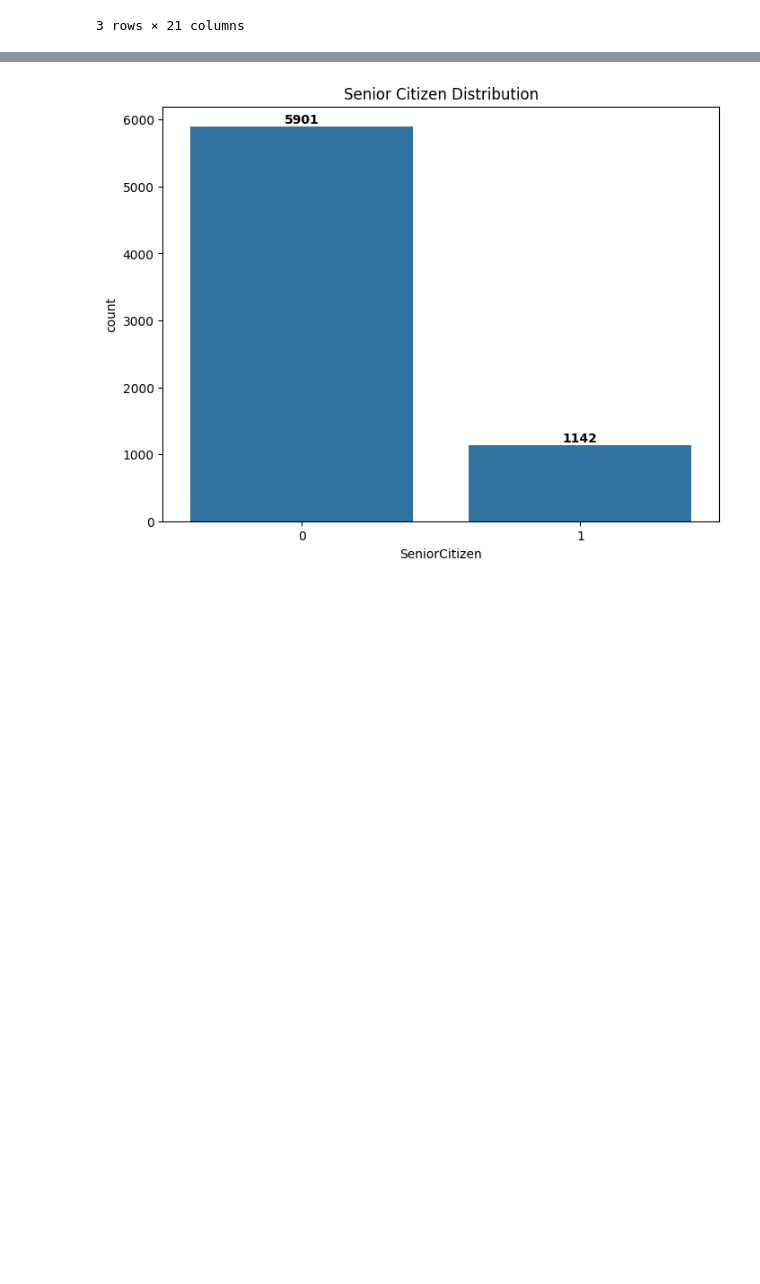
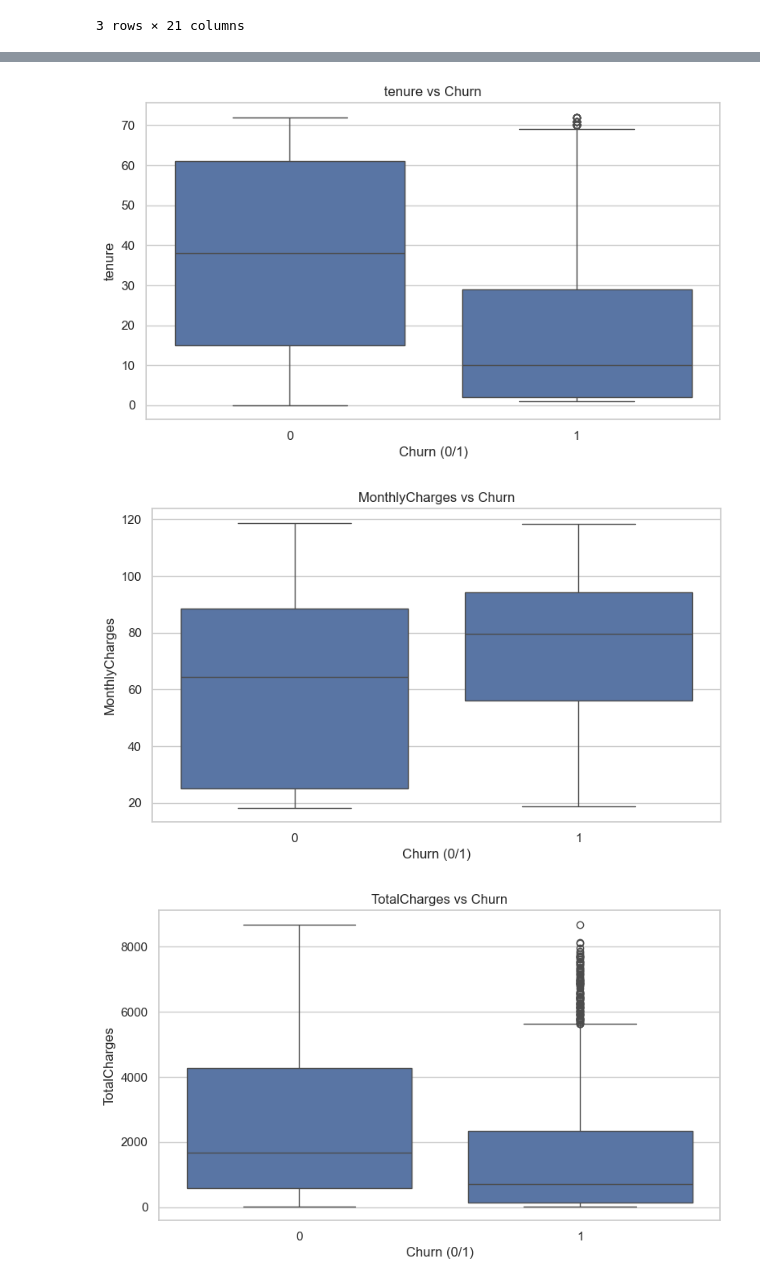
Before and after one commit to dhwanil1907/customer-churn, a Jupyter notebook: notebooks/cc.ipynb, the cells around one changed output, grey strips where cells are left out. Saved outputs shown, nothing was run; the diff lists cells and outputs as text; code cells hidden in the pictures; blank space fills up the shorter version.

```diff
--- a/notebooks/cc.ipynb
+++ b/notebooks/cc.ipynb
@@ -105,8 +173,16 @@ plt.show()
 # %%
+cat_cols = df.select_dtypes(include=["object", "string", "category"]).columns.tolist()
+cat_cols = [c for c in cat_cols if c not in ("customerID", "Churn")]  # exclude id/target
 
-num_cols = df.select_dtypes(include=['int64', 'float64']).columns
+def bar_churn_rate(col):
+    tmp = df.groupby(col)["Churn"].mean().sort_values(ascending=False)
+    ax = tmp.plot(kind="bar")
+    ax.set_ylabel("Churn Rate")
+    ax.set_title(f"Churn Rate by {col}")
+    plt.xticks(rotation=45, ha="right")
+    plt.tight_layout()
+    plt.show()
 
-df[num_cols].hist(figsize=(15, 10), bins=30, edgecolor='black')
-plt.suptitle("Numerical Feature Distributions")
-plt.show()
+for col in cat_cols[:8]:  # preview top categorical drivers
+    bar_churn_rate(col)
 # %% [output]
@@ -114,8 +197,18 @@ plt.show()
 # %%
-plt.figure(figsize=(8,6))
-ax = sns.countplot(x='SeniorCitizen', data=df)
-ax.bar_label(ax.containers[0], label_type='edge', fontweight='bold')
-plt.title('Senior Citizen Distribution')
-plt.show()
+for col in numeric_cols[:6]:
+    fig, ax = plt.subplots()
+    sns.boxplot(data=df, x="Churn", y=col, ax=ax)
+    ax.set_title(f"{col} vs Churn")
+    ax.set_xlabel("Churn (0/1)")
+    plt.show()
+
+if "tenure_bin" in df.columns:
+    fig, ax = plt.subplots()
+    sns.barplot(data=df, x="tenure_bin", y="Churn", estimator=np.mean, ax=ax)
+    ax.set_title("Churn Rate by Tenure Bin")
+    plt.xticks(rotation=0)
+    plt.show()
 # %% [output]
-[figure, old version]
+[figure, new version]
+[figure, added]
+[figure, added]
```
Also changed, not shown: parts of 6 cells of this notebook.
